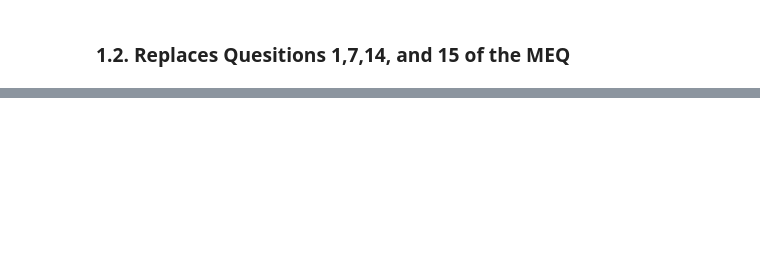
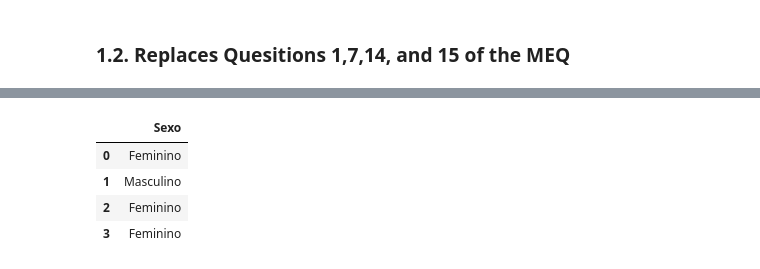
Before and after one commit to FabioATMonteiro92/DataCleaning-Processing, a Jupyter notebook: notebook/01_data_pipeline.ipynb, the cells around one changed output, grey strips where cells are left out. Drawn from its saved outputs; the diff is of its cells as text; code cells hidden in the pictures; blank space fills up the shorter version.

```diff
--- a/notebook/01_data_pipeline.ipynb
+++ b/notebook/01_data_pipeline.ipynb
@@ -91,0 +102,17 @@ df_excel_data_part.head(10)
+# %%
+##Replaces the integer that codes the informations in the dataframe with data from the participants with the correct label.
+for i in range(0,len(df_excel_data_part['Sexo'])):
+        if df_excel_data_part.loc[i,'Sexo'] == 1:
+            df_excel_data_part.loc[i,'Sexo'] = "Masculino"
+        elif df_excel_data_part.loc[i,'Sexo'] == 2:
+            df_excel_data_part.loc[i,'Sexo'] = "Feminino"
+        else:
+            df_excel_data_part.loc[i,'Sexo'] = "Outro"
+
+df_excel_data_part[['Sexo']]
+# %% [output]
+|  | Sexo |
+| 0 | Feminino |
+| 1 | Masculino |
+| 2 | Feminino |
+| 3 | Feminino |
```
Also changed, not shown: parts of 9 cells of this notebook.
